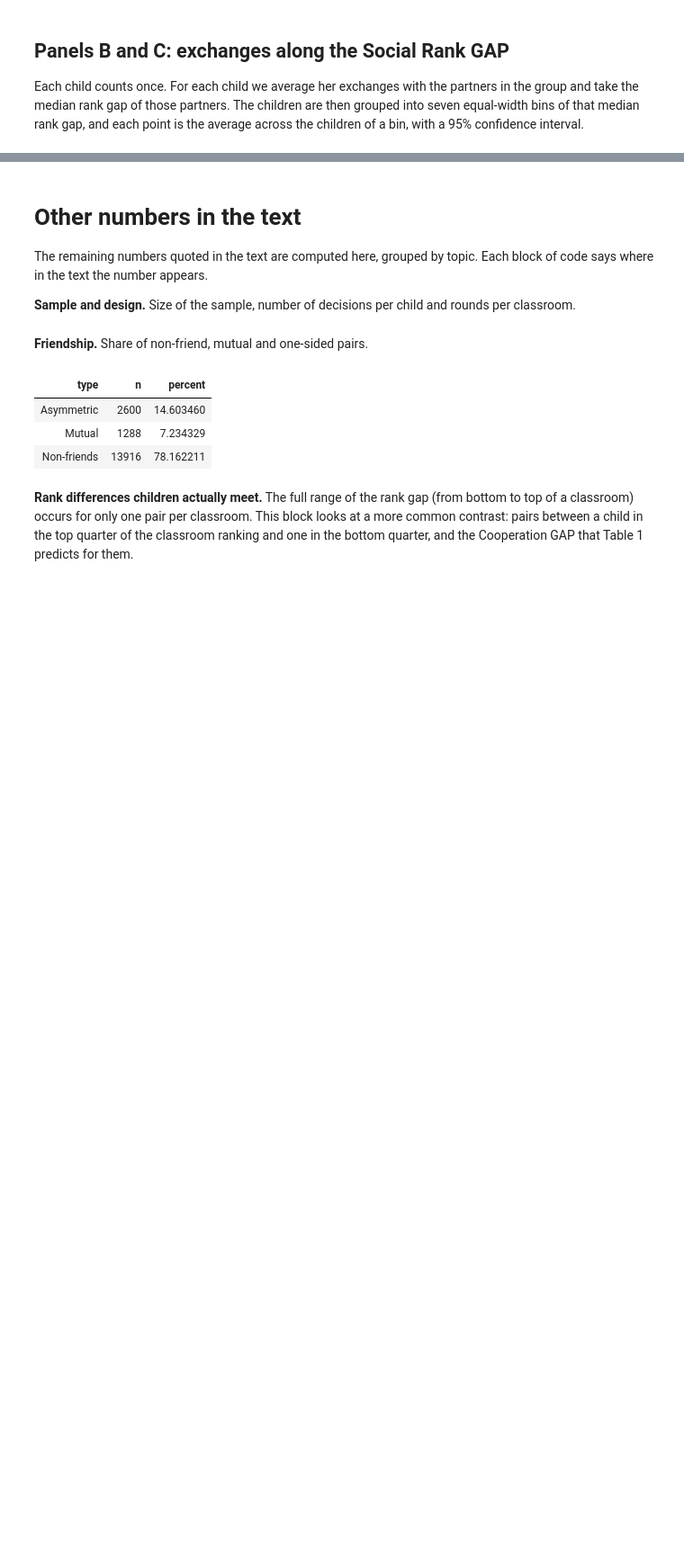
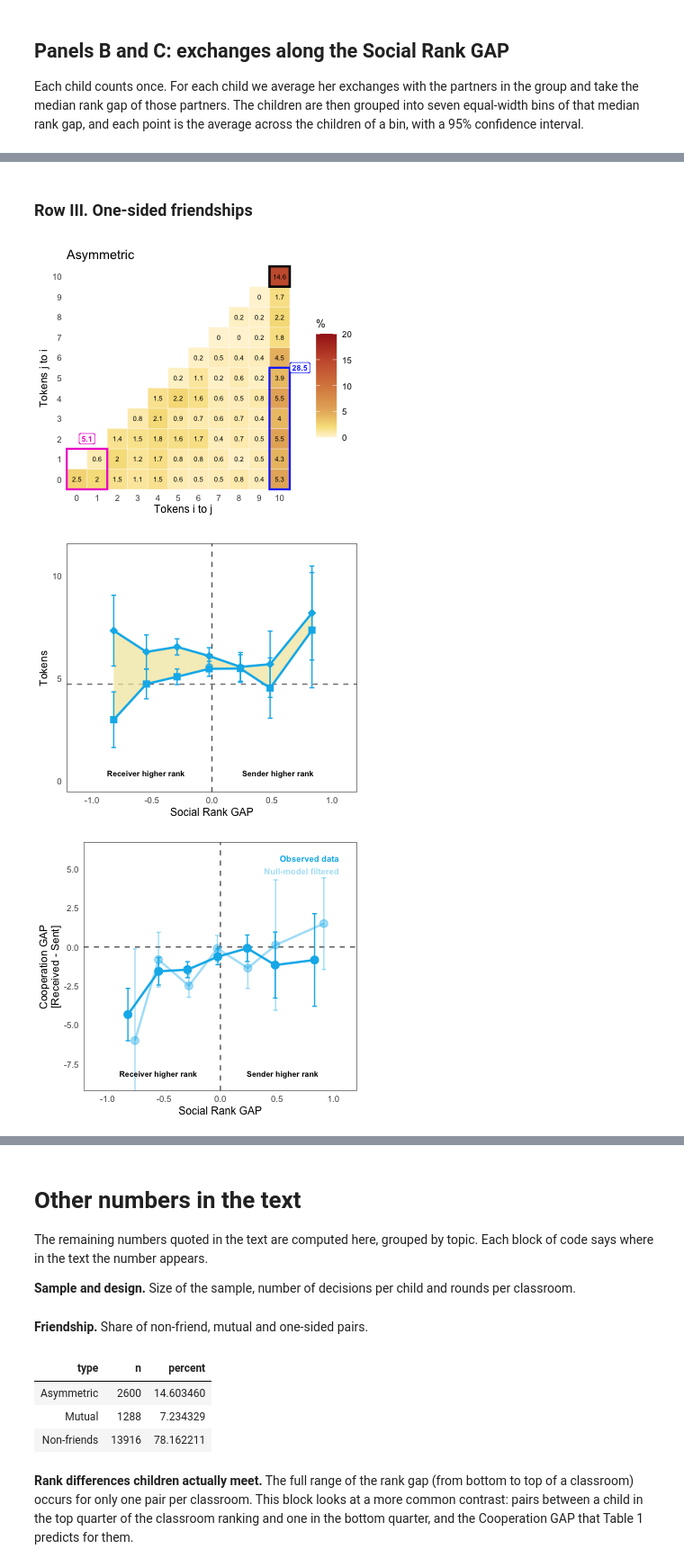
Before and after one commit to melanieoyarzun/patio-en-red, a Jupyter notebook: notebooks/main/02_main_results.ipynb, the cells around one changed output, grey strips where cells are left out. Shown at 90% size. Cells and saved outputs as stored; diff of their text form; code cells hidden in the pictures; blank space fills up the shorter version.

```diff
--- a/notebooks/main/02_main_results.ipynb
+++ b/notebooks/main/02_main_results.ipynb
@@ -1023,0 +1022,8 @@ write_csv(binned,        here("output", "tables", "figure3_binned_means.csv"))
+# %% [markdown]
+### Row III. One-sided friendships
+# %%
+figure3_panels[["III"]]$A
+# %% [output]
+[figure, added]
+[figure, added]
+[figure, added]
```
Also changed, not shown: parts of 19 cells of this notebook, 14 other files.
